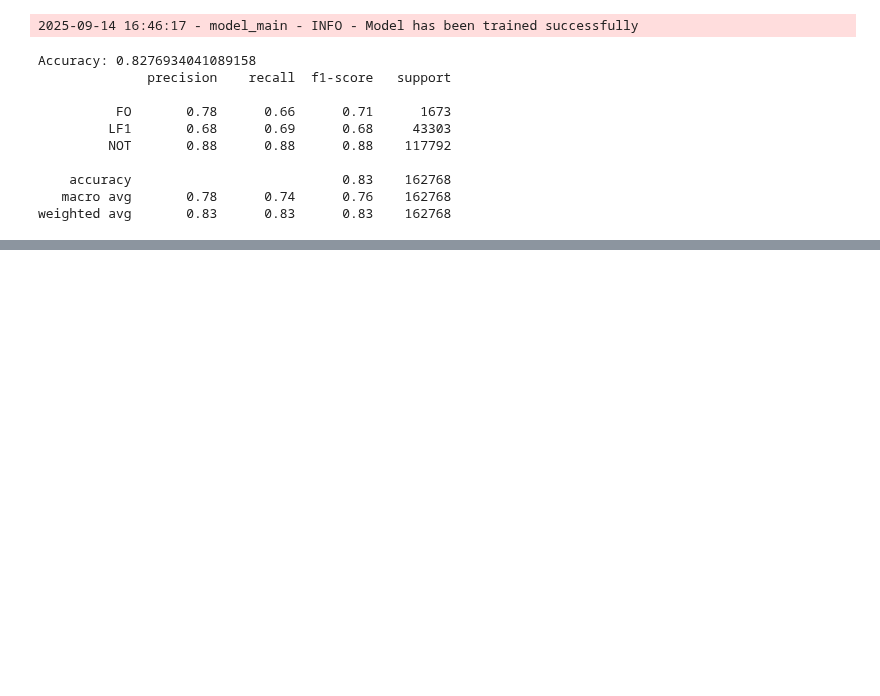
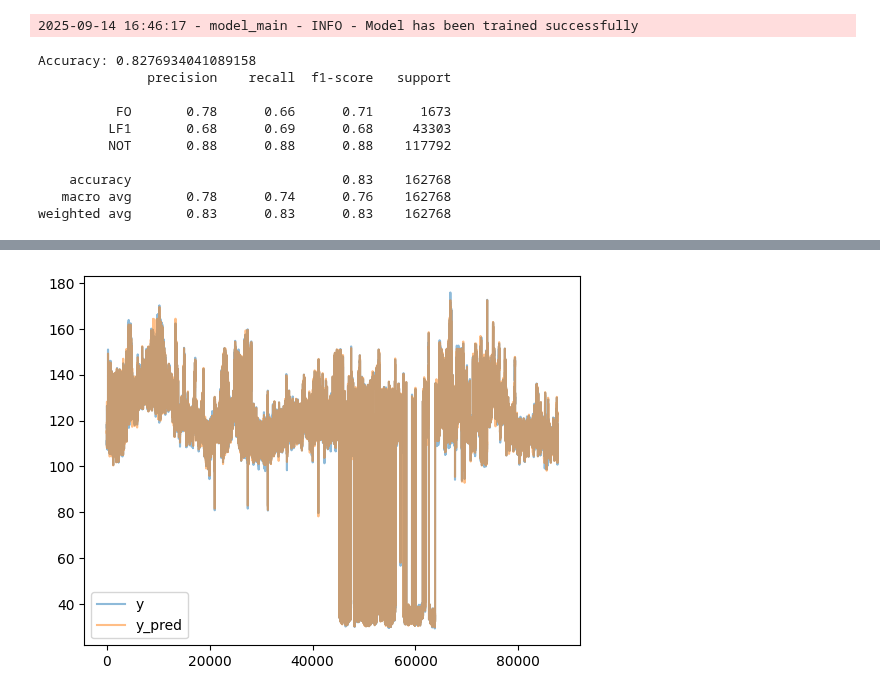
Before and after one commit to SHSMJ200/Bargh_ML, a Jupyter notebook: src/models/jas_test.ipynb, the cells around one changed output, grey strips where cells are left out. Cells and saved outputs as stored; diff of their text form; code cells hidden in the pictures; blank space fills up the shorter version.

```diff
--- a/src/models/jas_test.ipynb
+++ b/src/models/jas_test.ipynb
@@ -260,0 +343,25 @@ weighted avg       0.83      0.83      0.83    162768
+# %%
+from main import *
+
+project_root = "U:/ML_project/bargh"
+csv_read_path = os.path.join(project_root, "data", "processed", "data_for_plot.csv")
+
+df = pd.read_csv(csv_read_path, encoding='utf-8')
+# %%
+df = df[df['is_good_peak'] == 3]
+# %%
+
+y = df["generation"].to_numpy()
+y_pred = df["prediction"].to_numpy()
+
+y_diff = y_pred - y
+# %%
+import matplotlib.pyplot as plt
+
+plt.plot(y, label='y', alpha = 0.5)
+plt.plot(y_pred, label='y_pred', alpha = 0.5)
+
+plt.legend()
+plt.show()
+# %% [output]
+[figure, added]
```
Also changed, not shown: parts of 27 cells of this notebook, 5 other files.
